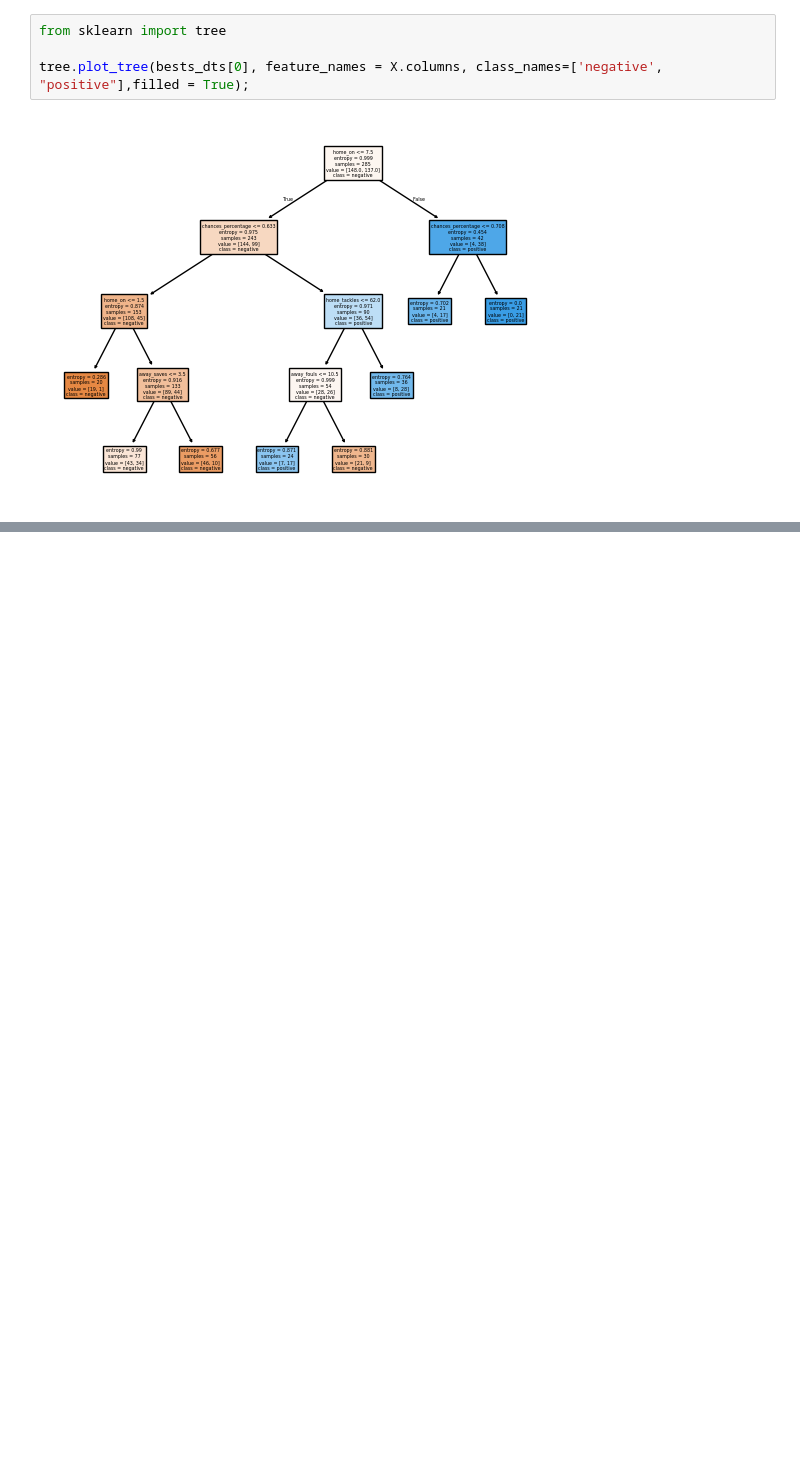
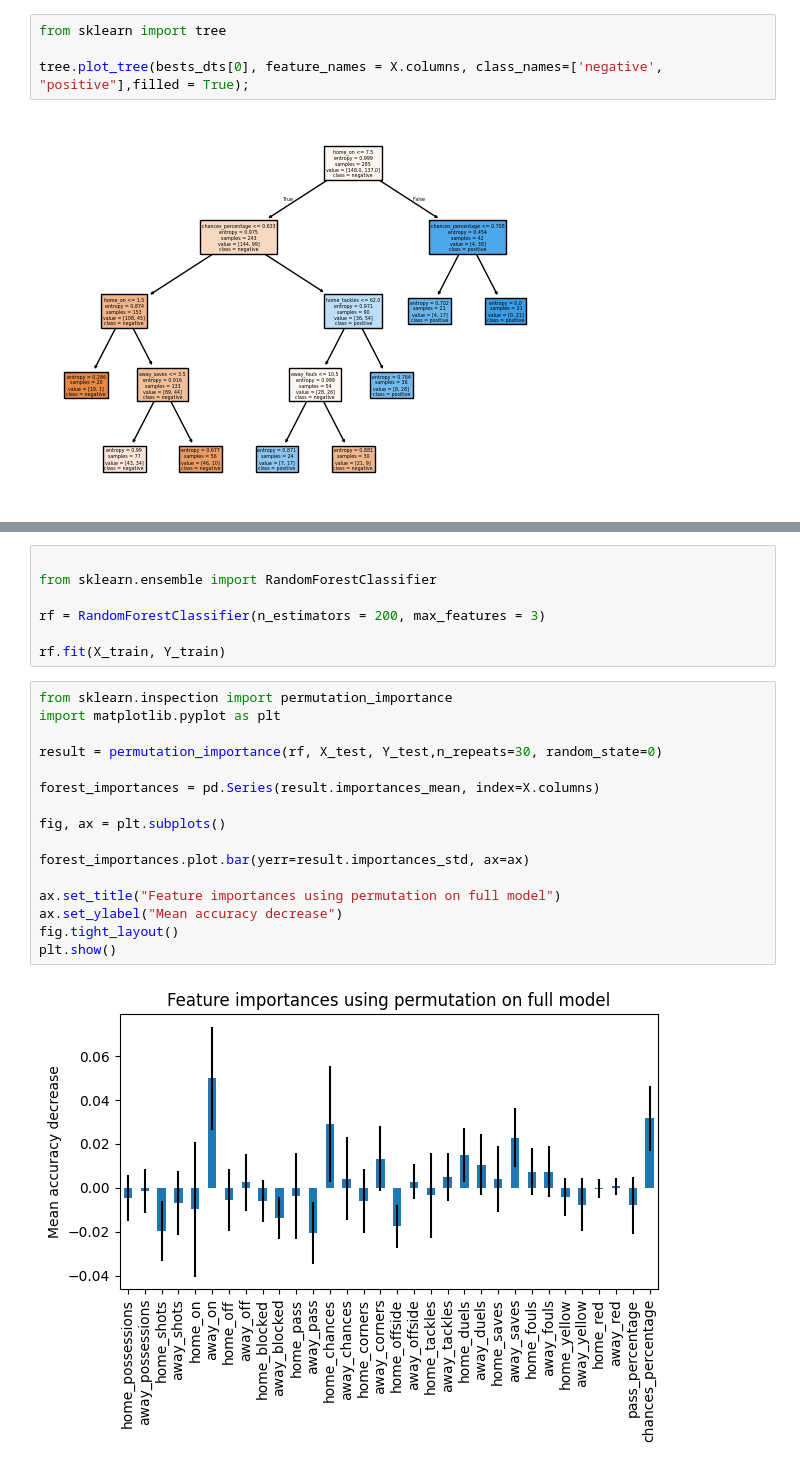
Before and after one commit to rubdelima/IF-807---PL-Predict-Matches, a Jupyter notebook: PL Predict Matches.ipynb, the cells around one changed output, grey strips where cells are left out. Drawn from its saved outputs; the diff is of its cells as text; blank space fills up the shorter version.

Commit message:
add randon forest

```diff
--- a/PL Predict Matches.ipynb
+++ b/PL Predict Matches.ipynb
@@ -115,0 +135,25 @@ tree.plot_tree(bests_dts[0], feature_names = X.columns, class_names=['negative',
+# %%
+
+from sklearn.ensemble import RandomForestClassifier
+
+rf = RandomForestClassifier(n_estimators = 200, max_features = 3)
+
+rf.fit(X_train, Y_train)
+# %%
+from sklearn.inspection import permutation_importance
+import matplotlib.pyplot as plt
+
+result = permutation_importance(rf, X_test, Y_test,n_repeats=30, random_state=0)
+
+forest_importances = pd.Series(result.importances_mean, index=X.columns)
+
+fig, ax = plt.subplots()
+
+forest_importances.plot.bar(yerr=result.importances_std, ax=ax)
+
+ax.set_title("Feature importances using permutation on full model")
+ax.set_ylabel("Mean accuracy decrease")
+fig.tight_layout()
+plt.show()
+# %% [output]
+[figure, added]
```
Also changed, not shown: parts of 8 cells of this notebook.
